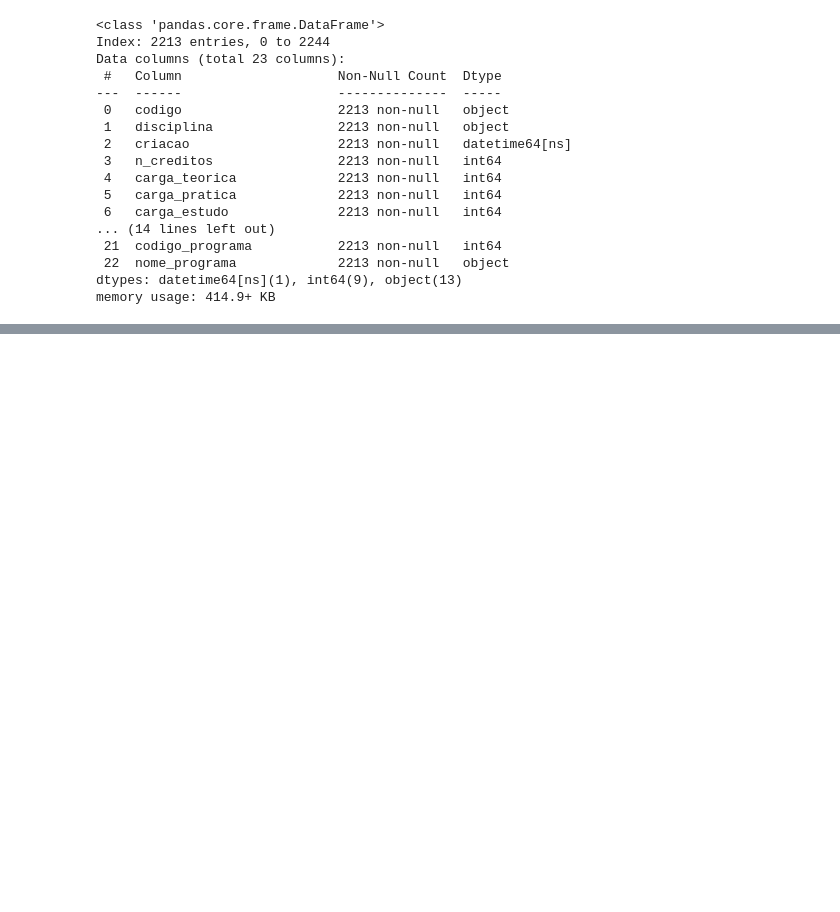
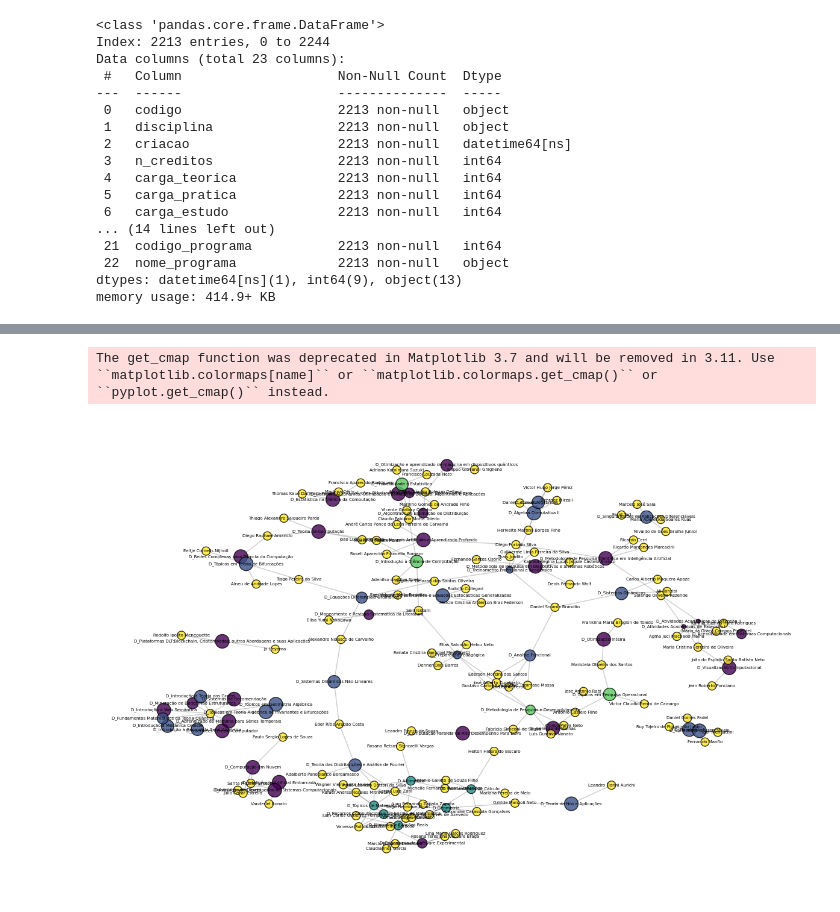
Before and after one commit to itepifanio/viz-disciplinas-usp, a Jupyter notebook: nbs/01_data_analysis.ipynb, the cells around one changed output, grey strips where cells are left out. Saved outputs shown, nothing was run; the diff lists cells and outputs as text; code cells hidden in the pictures; blank space fills up the shorter version.

```diff
--- a/nbs/01_data_analysis.ipynb
+++ b/nbs/01_data_analysis.ipynb
@@ -47,0 +174,65 @@ memory usage: 414.9+ KB
+# %%
+G = nx.Graph()
+# %%
+for index, row in df_exploded.iterrows():
+    node_id = f"D_{row['disciplina']}"
+    G.add_node(
+        node_id,
+        type='Disciplina',
+        size=row['carga_total'],
+        area=row['area_concentracao']
+    )
+# %%
+docentes_list = df_exploded['docente'].unique()
+for docente in docentes_list:
+    G.add_node(docente, type='Docente', size=100, area='Docente')
+# %%
+for index, row in df_exploded.iterrows():
+    discipline_node = f"D_{row['disciplina']}"
+    docente_node = row['docente']
+    G.add_edge(discipline_node, docente_node)
+# %%
+discipline_sizes = [G.nodes[node]['size'] * 1.5 if G.nodes[node]['type'] == 'Disciplina' else 100 for node in G.nodes()]
+
+areas = df_exploded['area_concentracao'].unique().tolist()
+areas.append('Docente')
+cmap = plt.cm.get_cmap('viridis', len(areas))
+area_to_color = {area: cmap(i) for i, area in enumerate(areas)}
+
+node_colors = []
+for node in G.nodes():
+    if G.nodes[node]['type'] == 'Disciplina':
+        node_colors.append(area_to_color[G.nodes[node]['area']])
+    else:
+        node_colors.append(area_to_color['Docente'])
+
+plt.figure(figsize=(15, 10))
+pos = nx.spring_layout(G, k=0.8, iterations=300, seed=42)
+nx.draw_networkx_nodes(
+    G, pos,
+    node_size=discipline_sizes,
+    node_color=node_colors,
+    alpha=0.8,
+    edgecolors='black'
+)
+
+nx.draw_networkx_edges(
+    G, pos,
+    alpha=0.4,
+    edge_color='gray'
+)
+labels = {node: node[2:] if node.startswith('D_') else node for node in G.nodes()}
+
+nx.draw_networkx_labels(
+    G,
+    pos,
+    # labels=labels,
+    font_size=5,
+    # font_weight='bold'
+)
+
+plt.axis('off')
+plt.show()
+# %% [output]
+The get_cmap function was deprecated in Matplotlib 3.7 and will be removed in 3.11. Use ``matplotlib.colormaps[name]`` or ``matplotlib.colormaps.get_cmap()`` or ``pyplot.get_cmap()`` instead.
+[figure, added]
```
Also changed, not shown: parts of 20 cells of this notebook.
